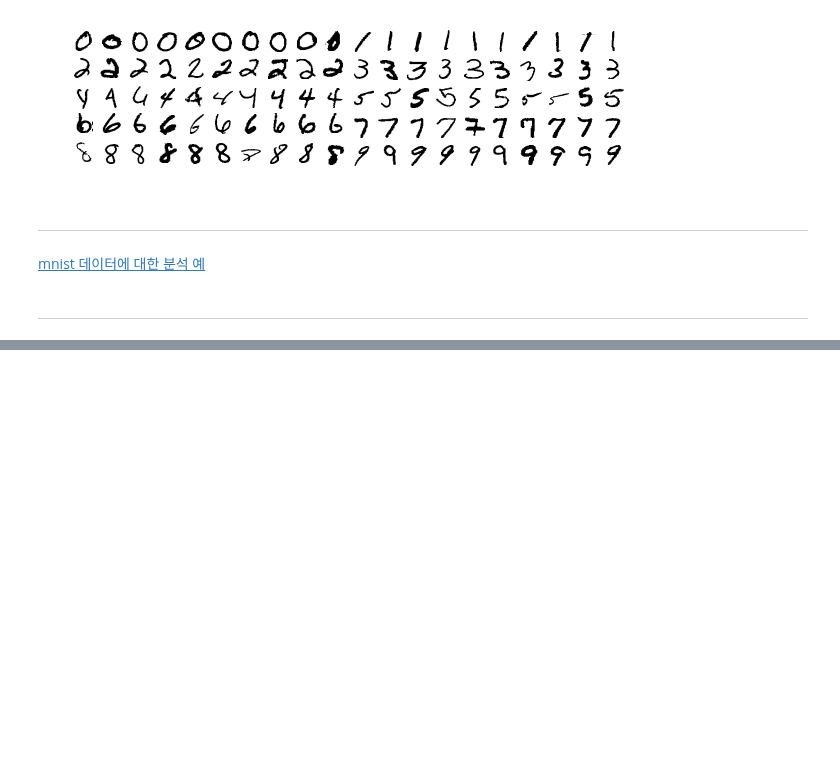
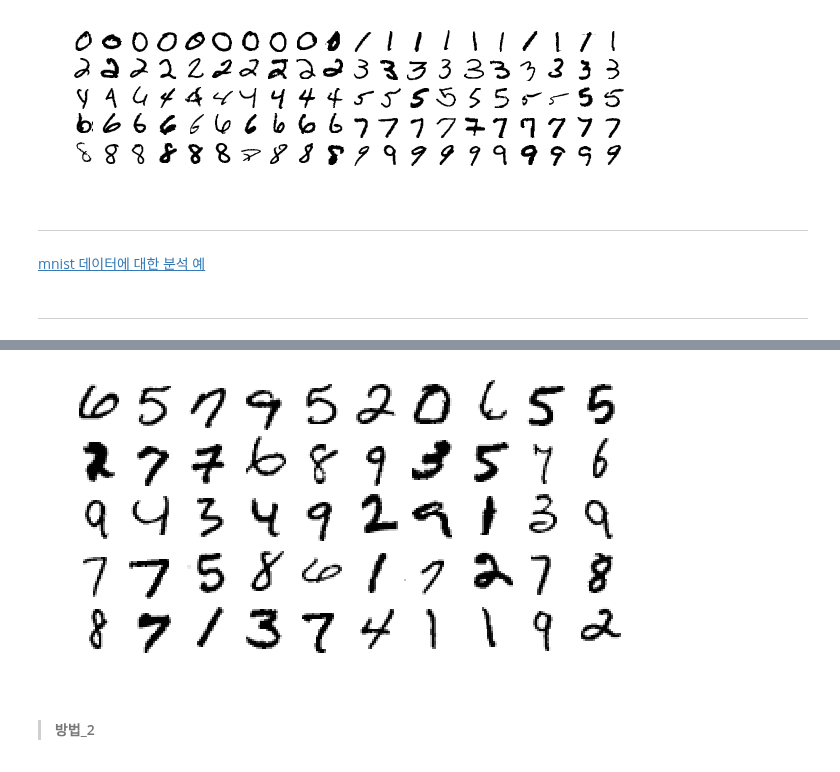
Before and after one commit to hellokena/py--02, a Jupyter notebook: Summary_mnist_data_py02.ipynb, the cells around one changed output, grey strips where cells are left out. Drawn from its saved outputs; the diff is of its cells as text; code cells hidden in the pictures; blank space fills up the shorter version.

```diff
--- a/Summary_mnist_data_py02.ipynb
+++ b/Summary_mnist_data_py02.ipynb
@@ -320,0 +462,9 @@ def plot_digits(instances, images_per_row=10, **options):
+# %%
+# 슬라이싱을 바로 대입한다
+plt.figure(figsize=(10,10)) # 그림을 그림
+plot_digits(data_train[:50,1:], images_per_row=10) # 5행 10열이므로 각 열에는 총 10개의 데이터가 들어간다
+plt.show() # 실행
+# %% [output]
+[figure, added]
+# %% [markdown]
+> #### 방법_2
```
Also changed, not shown: parts of 63 cells of this notebook.
